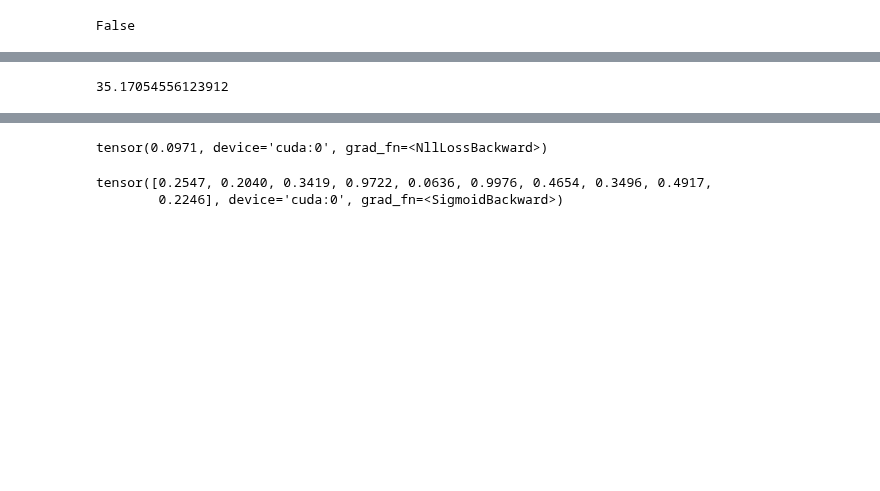
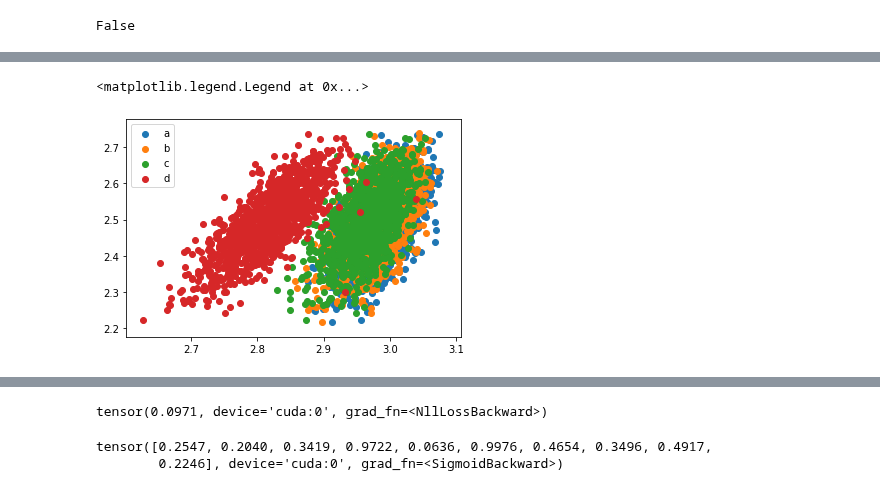
Before and after one commit to SolidusAbi/IPDL, a Jupyter notebook: notebooks/IPTests.ipynb, the cells around one changed output, grey strips where cells are left out. Saved outputs shown, nothing was run; the diff lists cells and outputs as text; code cells hidden in the pictures; blank space fills up the shorter version.

```diff
--- a/notebooks/IPTests.ipynb
+++ b/notebooks/IPTests.ipynb
@@ -278,8 +295,9 @@ print(len(net.layer1_IP.getMutualInformation()[0]))
 # %%
-plt.scatter(net.layer1_IP.getMutualInformation()[0], net.layer1_IP.getMutualInformation()[1])
-plt.scatter(net.layer2_IP.getMutualInformation()[0], net.layer2_IP.getMutualInformation()[1])
-plt.scatter(net.layer3_IP.getMutualInformation()[0], net.layer3_IP.getMutualInformation()[1])
+plt.scatter(net.layer1_IP.getMutualInformation()[0], net.layer1_IP.getMutualInformation()[1], label="a")
+plt.scatter(net.layer2_IP.getMutualInformation()[0], net.layer2_IP.getMutualInformation()[1], label="b")
+plt.scatter(net.layer3_IP.getMutualInformation()[0], net.layer3_IP.getMutualInformation()[1], label="c")
+plt.scatter(net.fc_IP.getMutualInformation()[0], net.layer3_IP.getMutualInformation()[1], label="d")
+plt.legend()
+# %% [output]
+<matplotlib.legend.Legend at 0x...>
+[figure, added]
-# %%
-running_loss
-# %% [output]
-35.17054556123912
```
Also changed, not shown: parts of 7 cells of this notebook.
